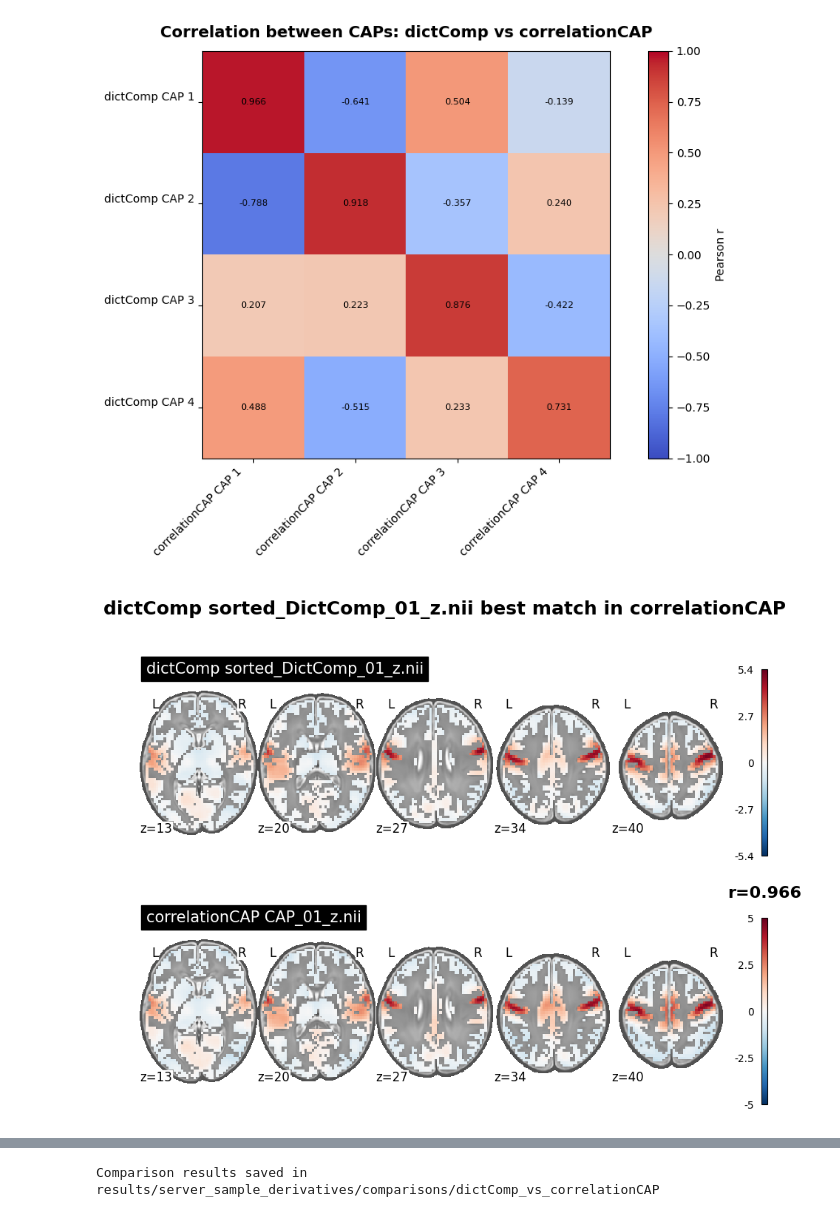
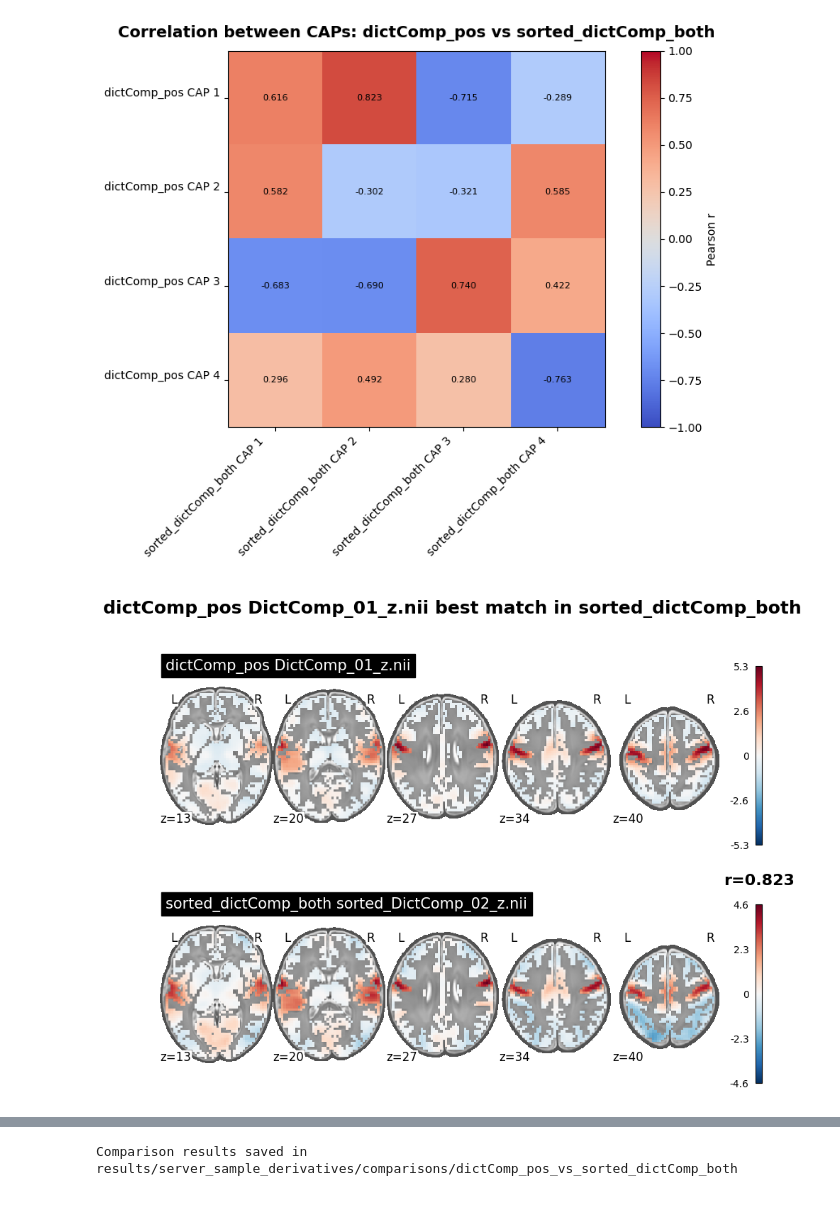
Before and after one commit to seb2o/devCAPs, a Jupyter notebook: src/compare_caps.ipynb, the cells around one changed output, grey strips where cells are left out. Saved outputs shown, nothing was run; the diff lists cells and outputs as text; code cells hidden in the pictures.

Commit message:
pos vs both in dict learning

```diff
--- a/src/compare_caps.ipynb
+++ b/src/compare_caps.ipynb
@@ -7,13 +7,13 @@ from scipy.stats import pearsonr
 from nilearn import plotting
 import matplotlib.pyplot as plt
 # %%
-folderA = "DictLr_Ncomps-4_PosCode-True_Alpha-2.0_Tvalue-15_Act-pos_n-34"
-folderA_name = "dictComp"
-folderA_glob = "sorted_DictComp_*_z.nii"
+folderA = "DictLr_Ncomps-4_PosCode-True_Alpha-1.0_Tvalue-15_Act-pos_n-34"
+folderA_name = "dictComp_pos"
+folderA_glob = "DictComp_*_z.nii"
 
-folderB = "cust_kmeans_dist-correlation_ttype-percentage_tvalue-15_k-4_ninits-50_activation-pos_n-34"
-folderB_name = "correlationCAP"
-folderB_glob = "CAP_*_z.nii"
+folderB = "DictLr_Ncomps-4_PosCode-True_Alpha-1.0_Tvalue-15_Act-both_n-34"
+folderB_name = "sorted_dictComp_both"
+folderB_glob = "sorted_DictComp_*_z.nii"
 
 utils.compare_folder(
     folderA=folderA,
@@ -30,2 +30,2 @@ utils.compare_folder(
-[figure, old version]
+[figure, new version]
-[figure, old version]
+[figure, new version]
@@ -39 +39 @@ utils.compare_folder(
-Comparison results saved in results/server_sample_derivatives/comparisons/dictComp_vs_correlationCAP
+Comparison results saved in results/server_sample_derivatives/comparisons/dictComp_pos_vs_sorted_dictComp_both
```
Also changed, not shown: parts of 1 cell of this notebook.
